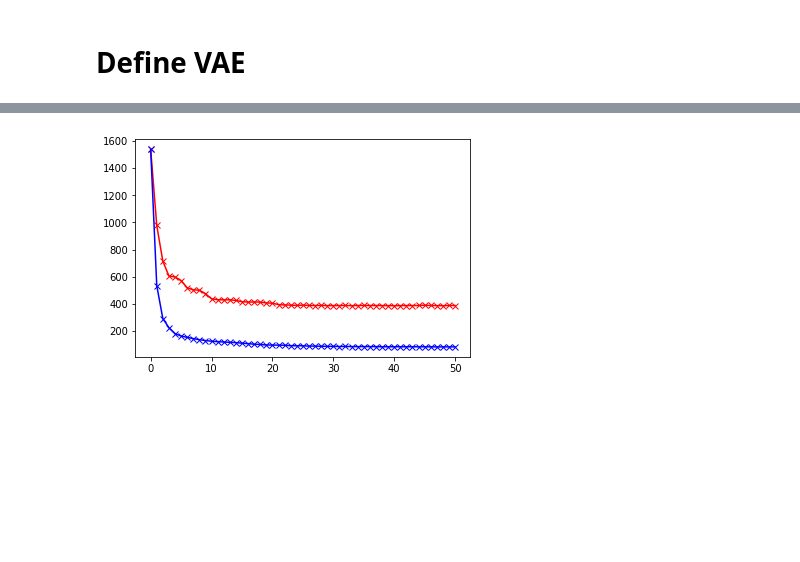
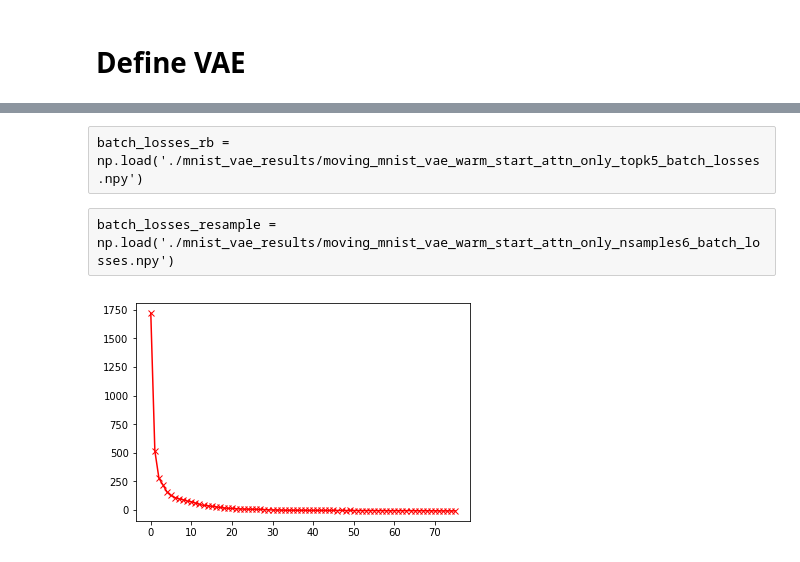
Before and after one commit to Runjing-Liu120/RaoBlackwellizedSGD, a Jupyter notebook: experiments/moving_mnist/MovingMnist_results.ipynb, the cells around one changed output, grey strips where cells are left out. Cells and saved outputs as stored; diff of their text form; code cells hidden in the pictures; blank space fills up the shorter version.

```diff
--- a/experiments/moving_mnist/MovingMnist_results.ipynb
+++ b/experiments/moving_mnist/MovingMnist_results.ipynb
@@ -121,2 +121,2 @@ for i in range(0, 5):
 # %%
-batch_losses = np.load('./mnist_vae_results/moving_mnist_vae_warm_start_attn_only_batch_losses.npy')
+batch_losses = np.load('./mnist_vae_results/moving_mnist_vae_nsamples6_batch_losses.npy')
@@ -125,5 +123,10 @@ batch_losses_rb = np.load('./mnist_vae_results/moving_mnist_vae_warm_start_attn_
+# %% [raw]
+batch_losses_rb = np.load('./mnist_vae_results/moving_mnist_vae_warm_start_attn_only_topk5_batch_losses.npy')
+# %% [raw]
+batch_losses_resample = np.load('./mnist_vae_results/moving_mnist_vae_warm_start_attn_only_nsamples6_batch_losses.npy')
 # %%
 plt.plot(batch_losses, 'r-x');
-plt.plot(batch_losses_rb, 'b-x');
+# plt.plot(batch_losses_rb, 'b-x');
+# plt.plot(batch_losses_resample, 'g-x');
 # %% [output]
-[figure, old version]
+[figure, new version]
```
Also changed, not shown: parts of 5 cells of this notebook, 2 other files.
